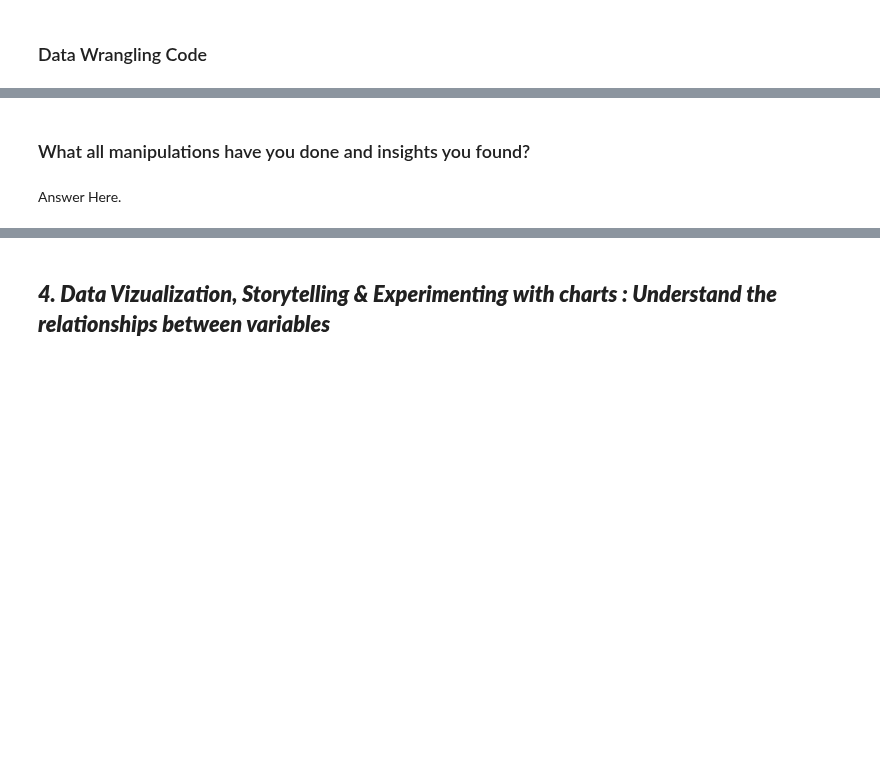
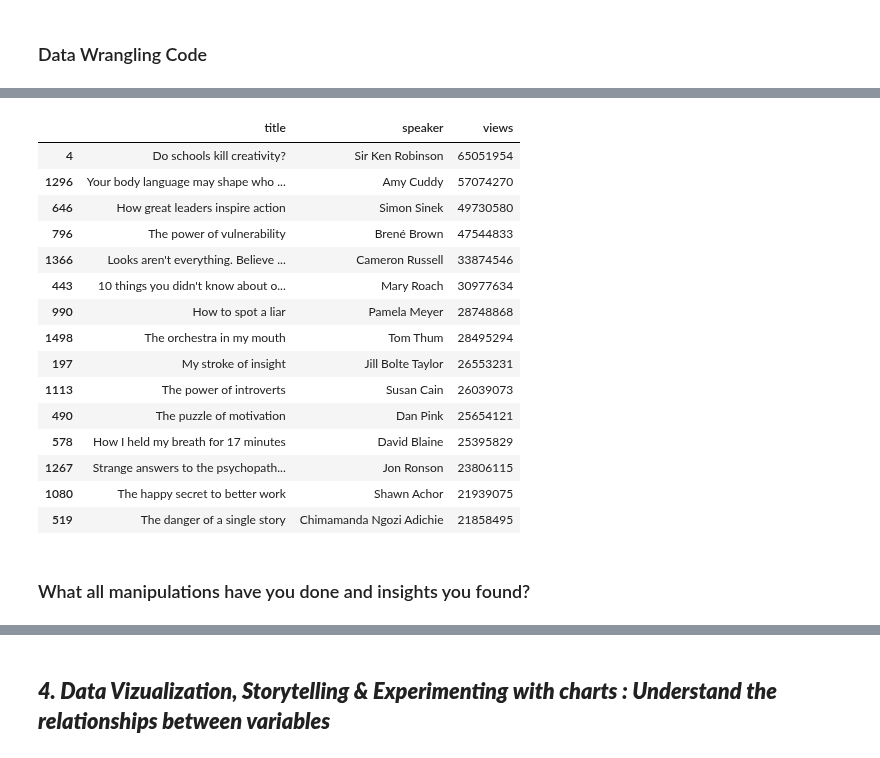
Before and after one commit to shubhamrai1318/TED_Talk_Views_Prediction, a Jupyter notebook: TED_Talk_Views_Prediction.ipynb, the cells around one changed output, grey strips where cells are left out. Drawn from its saved outputs; the diff is of its cells as text; code cells hidden in the pictures; blank space fills up the shorter version.

Commit message:
Data Wrangling commit

```diff
--- a/TED_Talk_Views_Prediction.ipynb
+++ b/TED_Talk_Views_Prediction.ipynb
@@ -399,3 +399,7 @@ dtype: int64
 ### Data Wrangling Code
 # %%
 # Write your code to make your dataset analysis ready.
+
+# filling the missing values
+values = {'comments':0, 'occupations':'no data', 'about_speakers': 'no data', 'all_speakers' : 'no data'}
+df = df.fillna(value=values)
@@ -401,0 +430,8 @@ dtype: int64
+# %%
+# change data-types of columns
+df = df.astype({'comments':'int32', 'views':'int32', 'duration':'int32', 'talk_id':'int32'})
+df['recorded_date']= pd.to_datetime(df['recorded_date'])
+df['published_date']= pd.to_datetime(df['published_date'])
+
+# rechecking the dataset details, after the changes
+df.info()
@@ -401,0 +456,6 @@ dtype: int64
+# %%
+# dropping all_speakers column because this column duplicate of speaker_1 and also drop url column and talk_id column
+df.drop(['all_speakers', 'url', 'talk_id'], axis=1, inplace=True)
+
+# renaming the column speaker_1 to speaker
+df.rename(columns={'speaker_1': 'speaker'}, inplace=True)
@@ -402,4 +470,27 @@ dtype: int64
+# %%
+# removing some untidy columns that is not required and not any correlations towards our dependent column views
+df.drop(['occupations', 'about_speakers', 'related_talks','description','transcript'], axis=1, inplace=True)
+# %%
+# finding popular talk show titles and speakers based on views
+
+popular_talk = df[['title', 'speaker', 'views']].sort_values('views', ascending=False)[0:15]
+popular_talk
+# %% [output]
+|  | title | speaker | views |
+| 4 | Do schools kill creativity? | Sir Ken Robinson | 65051954 |
+| 1296 | Your body language may shape who ... | Amy Cuddy | 57074270 |
+| 646 | How great leaders inspire action | Simon Sinek | 49730580 |
+| 796 | The power of vulnerability | Brené Brown | 47544833 |
+| 1366 | Looks aren't everything. Believe ... | Cameron Russell | 33874546 |
+| 443 | 10 things you didn't know about o... | Mary Roach | 30977634 |
+| 990 | How to spot a liar | Pamela Meyer | 28748868 |
+| 1498 | The orchestra in my mouth | Tom Thum | 28495294 |
+| 197 | My stroke of insight | Jill Bolte Taylor | 26553231 |
+| 1113 | The power of introverts | Susan Cain | 26039073 |
+| 490 | The puzzle of motivation | Dan Pink | 25654121 |
+| 578 | How I held my breath for 17 minutes | David Blaine | 25395829 |
+| 1267 | Strange answers to the psychopath... | Jon Ronson | 23806115 |
+| 1080 | The happy secret to better work | Shawn Achor | 21939075 |
+| 519 | The danger of a single story | Chimamanda Ngozi Adichie | 21858495 |
 # %% [markdown]
 ### What all manipulations have you done and insights you found?
-# %% [markdown]
-Answer Here.
```
Also changed, not shown: parts of 4 cells of this notebook.
